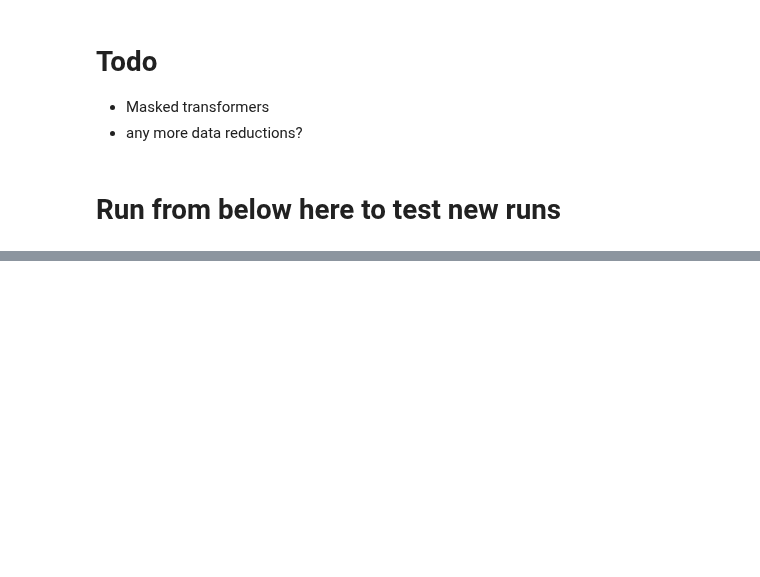
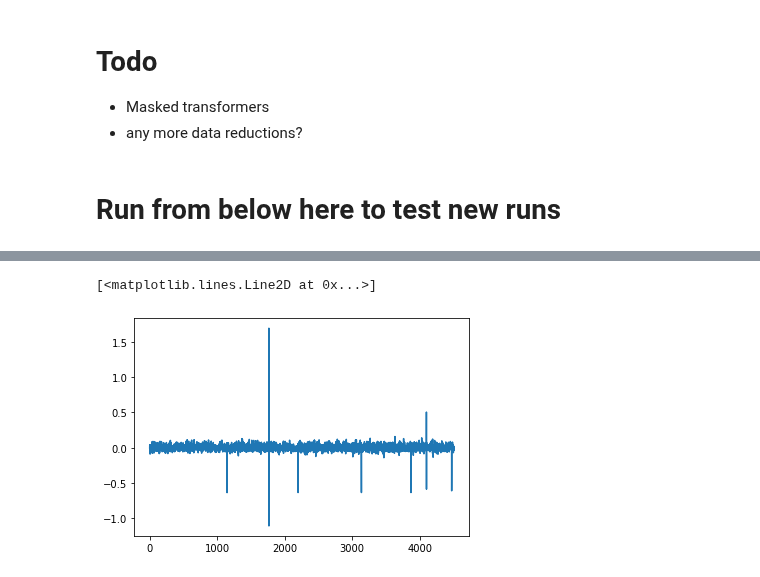
Before and after one commit to aashraychegu/testing_grounds, a Jupyter notebook: CoRe_simplenn.ipynb, the cells around one changed output, grey strips where cells are left out. Saved outputs shown, nothing was run; the diff lists cells and outputs as text; code cells hidden in the pictures; blank space fills up the shorter version.

```diff
--- a/CoRe_simplenn.ipynb
+++ b/CoRe_simplenn.ipynb
@@ -66,9 +51,12 @@ def get_accuracy():
 # %%
-def new_accuracy():
+def get_error():
     with torch.no_grad():
-        net.eval()
         tss,params = next(iter(DataLoader(dataset, batch_size=len(dataset))))
-        net.train()
-    return acc(net(tss),params[:,0])*100
+        return acc(net(tss),params[:,1:])
+# %%
+def get_mse_error():
+    with torch.no_grad():
+        tss,params = next(iter(DataLoader(dataset, batch_size=len(dataset))))
+        return acc2(net(tss),params[:,1:])
 # %% [markdown]
 # Run from below here to test new runs
@@ -77,11 +75,13 @@ print("Original Accuracy: ", new_accuracy())
 # %%
-criterion = nn.CrossEntropyLoss()
-lr = 5e-5
+criterion = nn.MSELoss()
+criterion2 = nn.L1Loss()
+lr = 3e-5
 amsgrad = False
-sgd = optim.SGD(net.parameters(), lr=lr,momentum = 0.8,nesterov = True)
+# sgd = optim.SGD(net.parameters(), lr=lr,momentum = 0.8,nesterov = True)
 adam = optim.Adam(net.parameters(),lr = lr,amsgrad=amsgrad)
 optimizer = adam
-epochs = 600
+scheduler = optim.lr_scheduler.ReduceLROnPlateau(optimizer, 'min',patience = 50)
+epochs = 1200
 # %%
 from datetime import datetime
 ctime = datetime.now()
@@ -172,0 +147,13 @@ OrderedDict([('inlayer.weight', tensor([[-0.0271, -0.0271, -0.0179,  ..., -0.014
+# %%
+lends = len(dataset)
+# lends = 5
+tss,params = next(iter(DataLoader(dataset, batch_size=lends,shuffle=True)))
+outs = net(tss)
+
+# for i,v in zip():
+errors = [[] for i in dataset.eoss]
+print(dataset.eoss)
+for a,b,c in zip(outs.reshape(-1),params[:,1:].reshape(-1),params[:,0:].reshape(-1)):
+    print(f"{a.item()},{b.item()} | {a.item()-b.item()} | {c.item()}")
+    errors[int(c.item())].append(a.item()-b.item())
+errors
@@ -172,0 +225,5 @@ OrderedDict([('inlayer.weight', tensor([[-0.0271, -0.0271, -0.0179,  ..., -0.014
+# %%
+plt.plot(errors)
+# %% [output]
+[<matplotlib.lines.Line2D at 0x...>]
+[figure, added]
```
Also changed, not shown: parts of 22 cells of this notebook, 1 other file.
